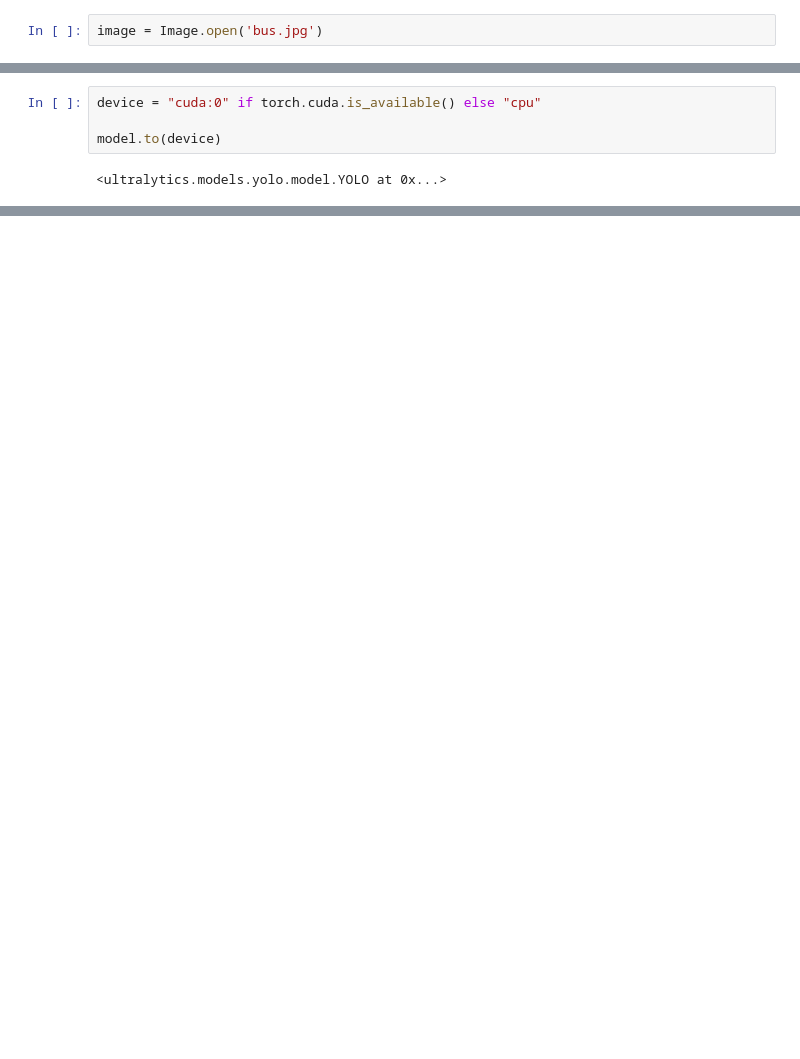
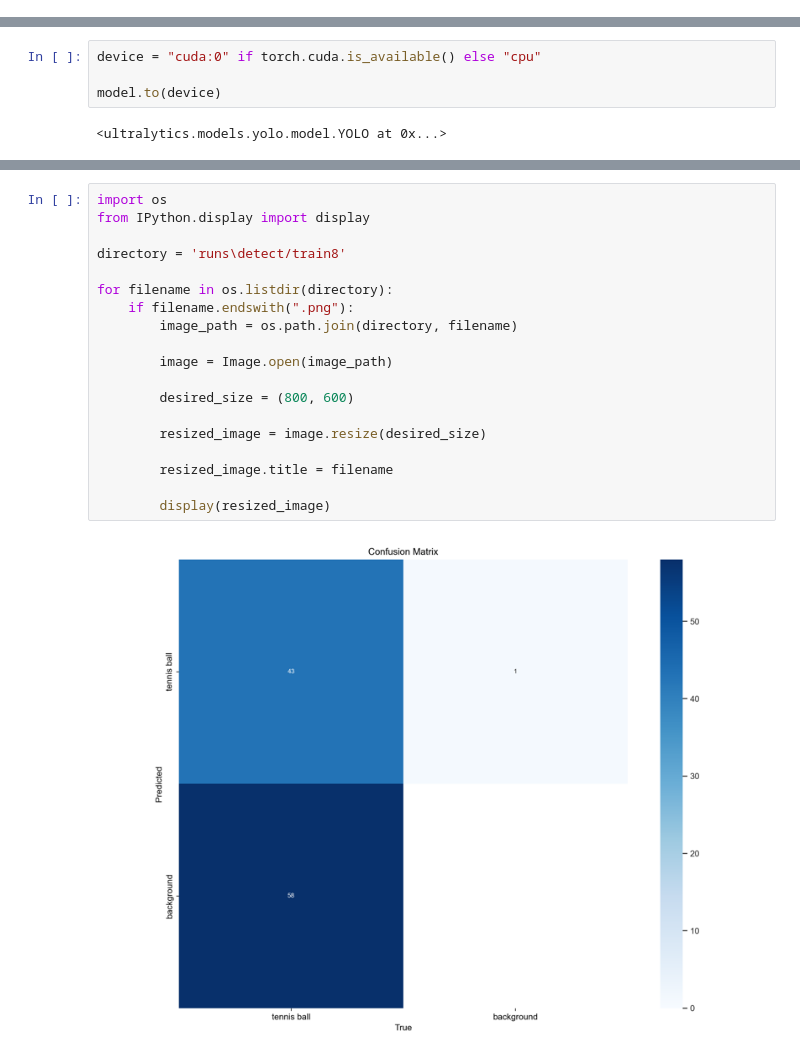
Before and after one commit to JakubDz2208/tennis-tracker, a Jupyter notebook: yolo.ipynb, the cells around one changed output, grey strips where cells are left out. Drawn from its saved outputs; the diff is of its cells as text; blank space fills up the shorter version.

Commit message:
training for tennis ball detection

```diff
--- a/yolo.ipynb
+++ b/yolo.ipynb
@@ -11,2 +10,0 @@ model = YOLO("yolov8n.pt")
-# %%
-image = Image.open('bus.jpg')
@@ -170,0 +77,21 @@ Speed: 4.0ms preprocess, 12.0ms inference, 3.0ms postprocess per image at shape
+# %%
+import os
+from IPython.display import display
+
+directory = 'runs\detect/train8'
+
+for filename in os.listdir(directory):
+    if filename.endswith(".png"):
+        image_path = os.path.join(directory, filename)
+
+        image = Image.open(image_path)
+
+        desired_size = (800, 600)
+
+        resized_image = image.resize(desired_size)
+
+        resized_image.title = filename
+
+        display(resized_image)
+# %% [output]
+[figure, added]
```
Also changed, not shown: parts of 10 cells of this notebook, 1 other file.
